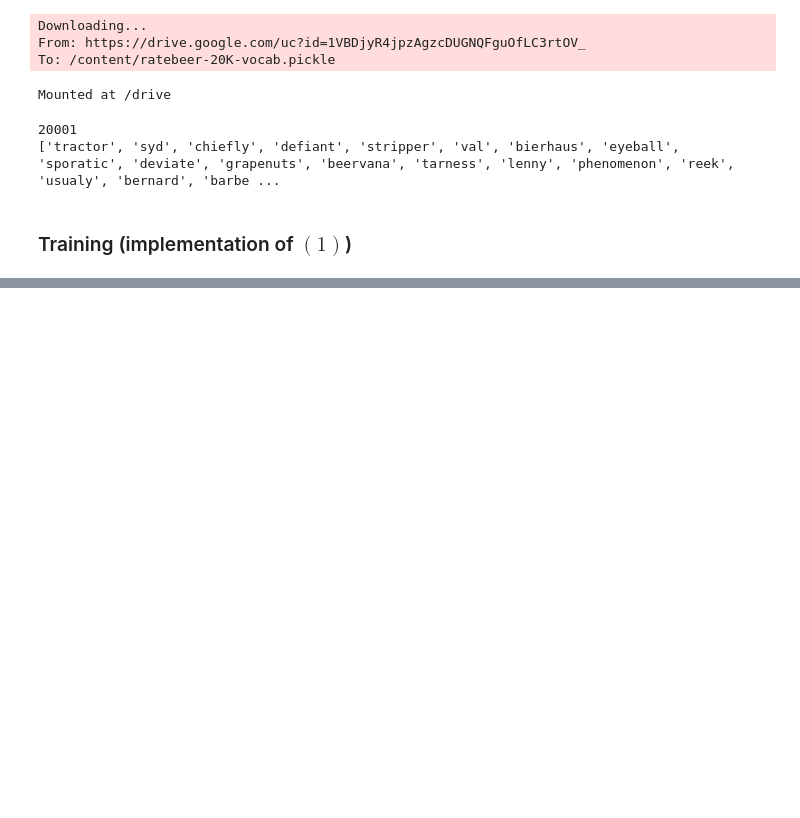
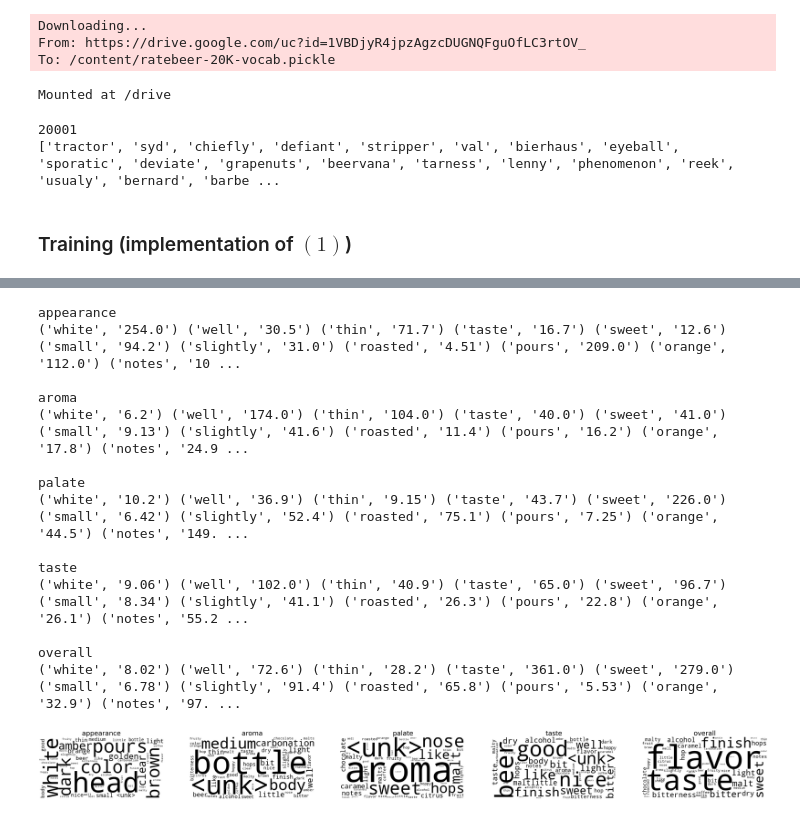
Before and after one commit to madziejm/1e100-ibu, a Jupyter notebook: 1e100ibu.ipynb, the cells around one changed output, grey strips where cells are left out. Drawn from its saved outputs; the diff is of its cells as text; code cells hidden in the pictures; blank space fills up the shorter version.

```diff
--- a/1e100ibu.ipynb
+++ b/1e100ibu.ipynb
@@ -133,7 +135,7 @@ class RateBeerReviews(torch.utils.data.Dataset):
         nlp.Defaults.stop_words -= {'mostly', 'whole', 'indeed', 'quite', 'ever', 'nothing', 'perhaps', 'not', 'no', 'only', 'well', 'really', 'except'}
         print("Spacy pipe (tokenization&sentence split)..")
         gc.collect() # force garbage collection
-        self._texts = [tuple(list(tok.lower_ for tok in sent if not tok.is_stop and not tok.is_punct and not tok.is_space and len(tok) > 2) for sent in doc.sents) for doc in nlp.pipe(self._texts)]
+        self._texts = [tuple(list(tok.lower_ for tok in sent if not tok.is_stop and not tok.is_punct and not tok.is_space and len(tok) > 2) for sent in doc.sents if 0 != len(sent)) for doc in nlp.pipe(self._texts)]
         for i, text in enumerate(self._texts):
             assert 0 != len(text) # make sure no empty reviews again (new could be introduced by removing stop words unfortunately)
         print("Building vocab (word-id mapping)..")
@@ -354,0 +440,2 @@ model.train()
+# %%
+model.load_weights('/drive/MyDrive/Colab Notebooks/1e100ibu/saves/2022-01-09 00:50:26.082522')
@@ -354,0 +542,37 @@ model.train()
+# %%
+words = model.ds.vocab.get_itos()
+fig = plt.figure(figsize=(200, 200))
+for aspect in range(model.ds.aspect_count):
+    print()
+    aspect_name = model.ds.aspects[aspect]
+    print(aspect_name)
+    atheta = model.theta[:, aspect].tolist()
+    zipped = list(zip(words, atheta))[:50]
+    sorted_zip = sorted(zipped, reverse=True)
+    print(*[(word, '%s' % float('%.3g' % weight)) for (word, weight) in sorted_zip])
+
+    wc = WordCloud(background_color="white", color_func=lambda *args, **kwargs: 'black')
+    wc.generate_from_frequencies(dict(zipped))
+
+    fig.add_subplot(1, model.ds.aspect_count, aspect + 1)
+    plt.imshow(wc)
+    plt.title(aspect_name, fontsize=100)
+    # plt.show(wc, interpolation="bilinear")
+    plt.axis("off")
+plt.show(block=True)
+# %% [output]
+appearance
+('white', '254.0') ('well', '30.5') ('thin', '71.7') ('taste', '16.7') ('sweet', '12.6') ('small', '94.2') ('slightly', '31.0') ('roasted', '4.51') ('pours', '209.0') ('orange', '112.0') ('notes', '10 ...
+
+aroma
+('white', '6.2') ('well', '174.0') ('thin', '104.0') ('taste', '40.0') ('sweet', '41.0') ('small', '9.13') ('slightly', '41.6') ('roasted', '11.4') ('pours', '16.2') ('orange', '17.8') ('notes', '24.9 ...
+
+palate
+('white', '10.2') ('well', '36.9') ('thin', '9.15') ('taste', '43.7') ('sweet', '226.0') ('small', '6.42') ('slightly', '52.4') ('roasted', '75.1') ('pours', '7.25') ('orange', '44.5') ('notes', '149. ...
+
+taste
+('white', '9.06') ('well', '102.0') ('thin', '40.9') ('taste', '65.0') ('sweet', '96.7') ('small', '8.34') ('slightly', '41.1') ('roasted', '26.3') ('pours', '22.8') ('orange', '26.1') ('notes', '55.2 ...
+
+overall
+('white', '8.02') ('well', '72.6') ('thin', '28.2') ('taste', '361.0') ('sweet', '279.0') ('small', '6.78') ('slightly', '91.4') ('roasted', '65.8') ('pours', '5.53') ('orange', '32.9') ('notes', '97. ...
+[figure, added]
```
Also changed, not shown: parts of 18 cells of this notebook.
